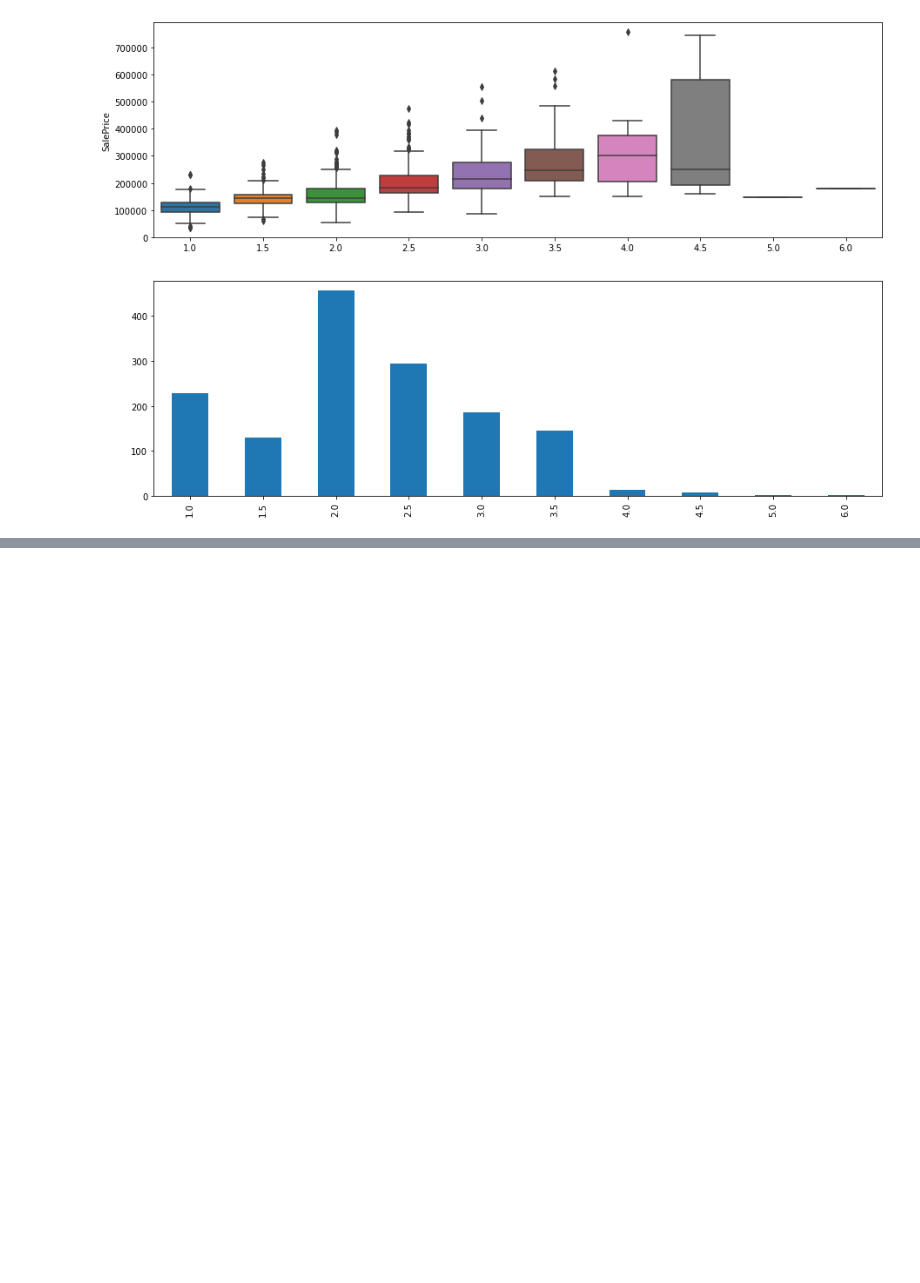
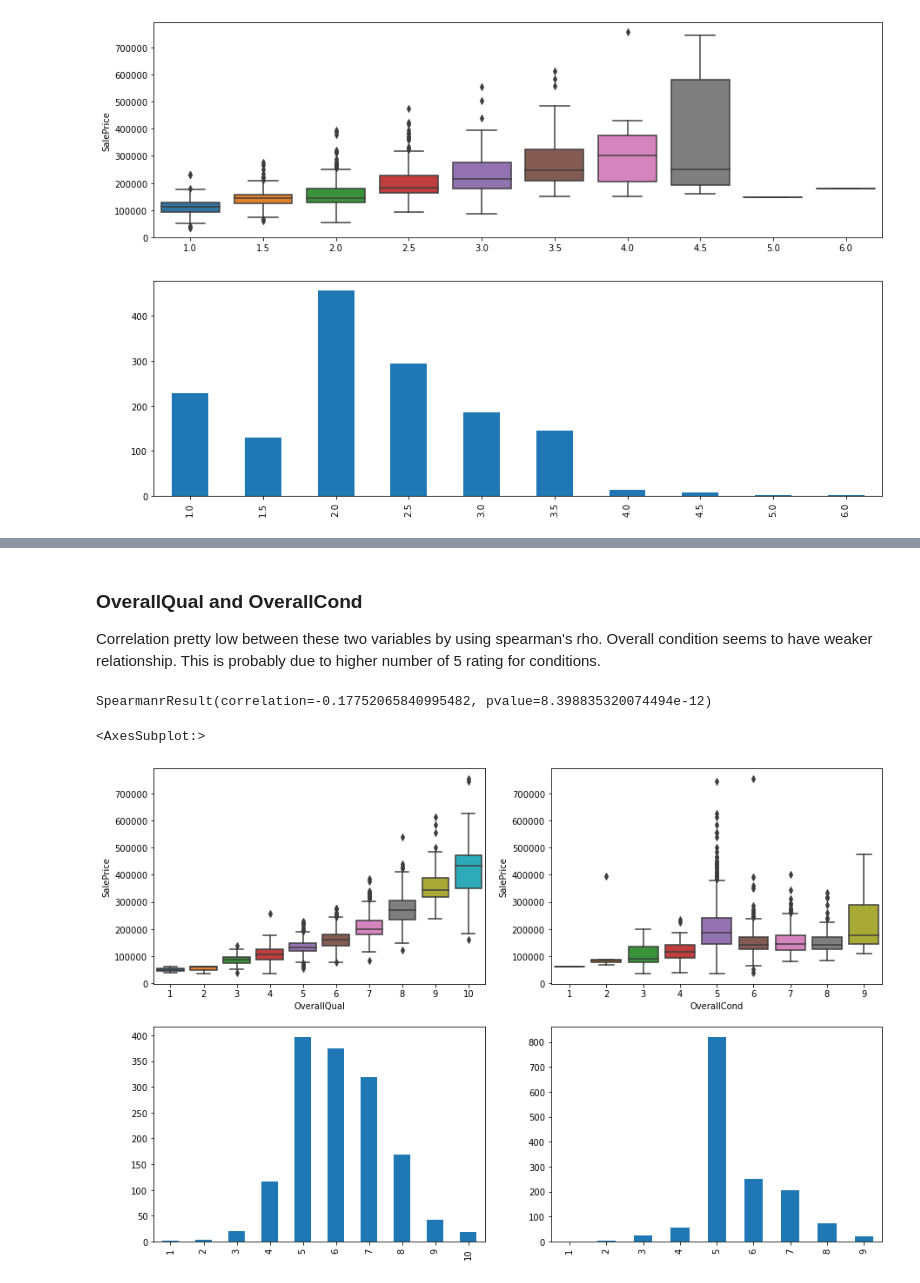
Before and after one commit to ejaebeen/house_prices, a Jupyter notebook: jupyter notebook/EDA.ipynb, the cells around one changed output, grey strips where cells are left out. Saved outputs shown, nothing was run; the diff lists cells and outputs as text; code cells hidden in the pictures; blank space fills up the shorter version.

```diff
--- a/jupyter notebook/EDA.ipynb
+++ b/jupyter notebook/EDA.ipynb
@@ -233,0 +324,27 @@ total_bathroom.value_counts().sort_index().plot.bar(ax[1])
+# %% [markdown]
+### OverallQual	and OverallCond
+
+Correlation pretty low between these two variables by using spearman's rho. Overall condition seems to have weaker relationship. This is probably due to higher number of 5 rating for conditions.
+# %%
+from scipy.stats import spearmanr
+
+spearmanr(X_train['OverallQual'].values, X_train['OverallCond'].values)
+# %% [output]
+SpearmanrResult(correlation=-0.17752065840995482, pvalue=8.398835320074494e-12)
+# %%
+fig, ax = plt.subplots(figsize=(15,10), nrows=2, ncols=2)
+sns.boxplot(
+    x=X_train['OverallQual'],
+    y=y_train,
+    ax=ax[0,0]
+)
+X_train['OverallQual'].value_counts().sort_index().plot.bar(ax=ax[1,0])
+sns.boxplot(
+    x=X_train['OverallCond'],
+    y=y_train,
+    ax=ax[0,1]
+)
+X_train['OverallCond'].value_counts().sort_index().plot.bar(ax=ax[1,1])
+# %% [output]
+<AxesSubplot:>
+[figure, added]
```
Also changed, not shown: parts of 24 cells of this notebook.
